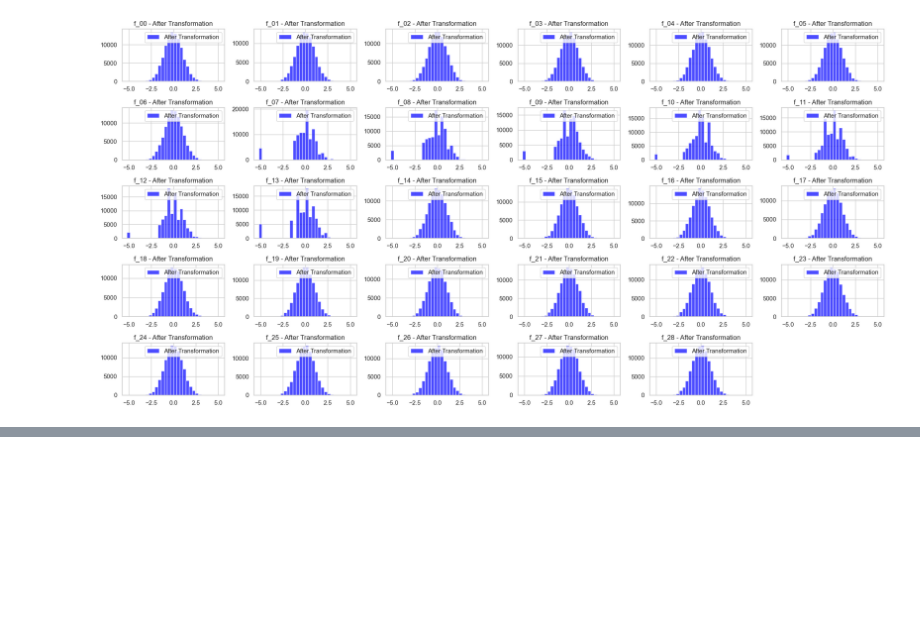
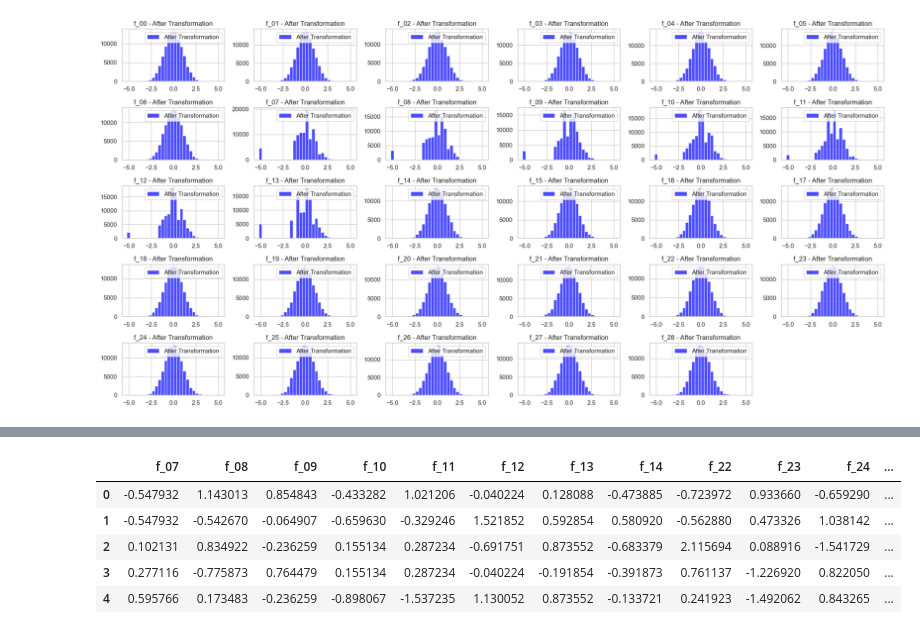
Before and after one commit to novelxv/Korika-Mentorship-Selection-2024, a Jupyter notebook: scripts/main.ipynb, the cells around one changed output, grey strips where cells are left out. Saved outputs shown, nothing was run; the diff lists cells and outputs as text; code cells hidden in the pictures; blank space fills up the shorter version.

```diff
--- a/scripts/main.ipynb
+++ b/scripts/main.ipynb
@@ -179,3 +168,14 @@ data2.head()
+# %%
+# Scale the data
+scaled = pd.DataFrame(StandardScaler().fit_transform(data_important), columns=data_important.columns)
+scaled.head()
+# %% [output]
+|  | f_07 | f_08 | f_09 | f_10 | f_11 | f_12 | f_13 | f_14 | f_22 | f_23 | f_24 | ... |
+| 0 | -0.547932 | 1.143013 | 0.854843 | -0.433282 | 1.021206 | -0.040224 | 0.128088 | -0.473885 | -0.723972 | 0.933660 | -0.659290 | ... |
+| 1 | -0.547932 | -0.542670 | -0.064907 | -0.659630 | -0.329246 | 1.521852 | 0.592854 | 0.580920 | -0.562880 | 0.473326 | 1.038142 | ... |
+| 2 | 0.102131 | 0.834922 | -0.236259 | 0.155134 | 0.287234 | -0.691751 | 0.873552 | -0.683379 | 2.115694 | 0.088916 | -1.541729 | ... |
+| 3 | 0.277116 | -0.775873 | 0.764479 | 0.155134 | 0.287234 | -0.040224 | -0.191854 | -0.391873 | 0.761137 | -1.226920 | 0.822050 | ... |
+| 4 | 0.595766 | 0.173483 | -0.236259 | -0.898067 | -1.537235 | 1.130052 | 0.873552 | -0.133721 | 0.241923 | -1.492062 | 0.843265 | ... |
 # %%
 # Menghitung explained variance untuk setiap jumlah komponen
 pca = PCA()
```
Also changed, not shown: parts of 6 cells of this notebook, 1 other file.
